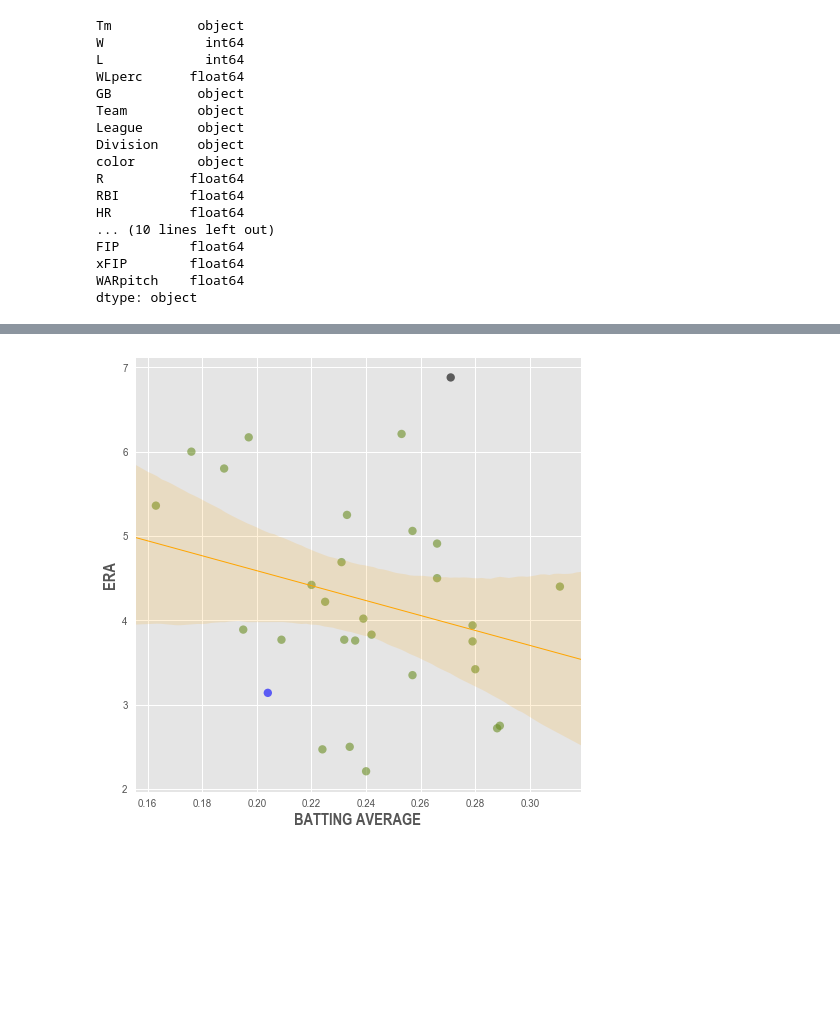
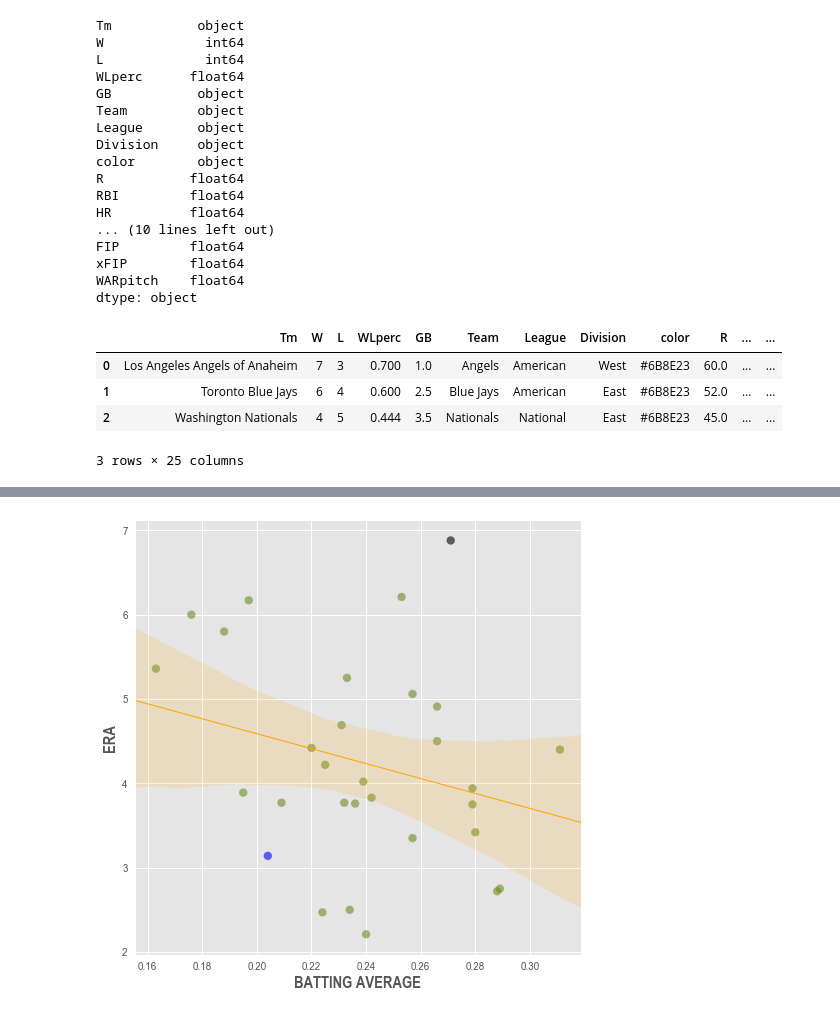
Before and after one commit to timbroderick/pybaseball, a Jupyter notebook: playing.ipynb, the cells around one changed output, grey strips where cells are left out. Saved outputs shown, nothing was run; the diff lists cells and outputs as text; code cells hidden in the pictures; blank space fills up the shorter version.

```diff
--- a/playing.ipynb
+++ b/playing.ipynb
@@ -225,3 +228,11 @@ FIP         float64
 xFIP        float64
 WARpitch    float64
 dtype: object
+# %%
+dfHR.head(3)
+# %% [output]
+|  | Tm | W | L | WLperc | GB | Team | League | Division | color | R | ... | ... |
+| 0 | Los Angeles Angels of Anaheim | 7 | 3 | 0.700 | 1.0 | Angels | American | West | #6B8E23 | 60.0 | ... | ... |
+| 1 | Toronto Blue Jays | 6 | 4 | 0.600 | 2.5 | Blue Jays | American | East | #6B8E23 | 52.0 | ... | ... |
+| 2 | Washington Nationals | 4 | 5 | 0.444 | 3.5 | Nationals | National | East | #6B8E23 | 45.0 | ... | ... |
+3 rows × 25 columns
```
Also changed, not shown: parts of 3 cells of this notebook, 13 other files.
